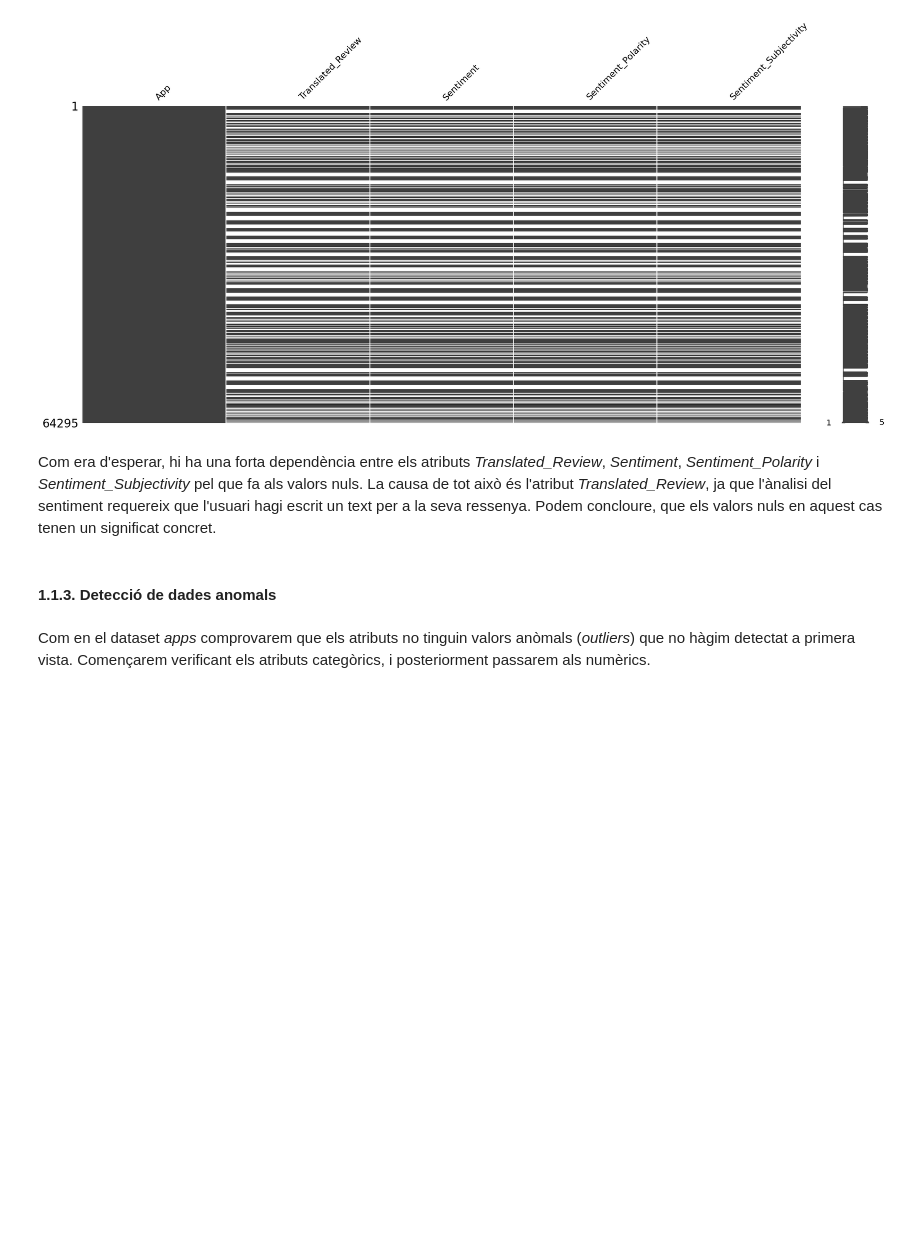
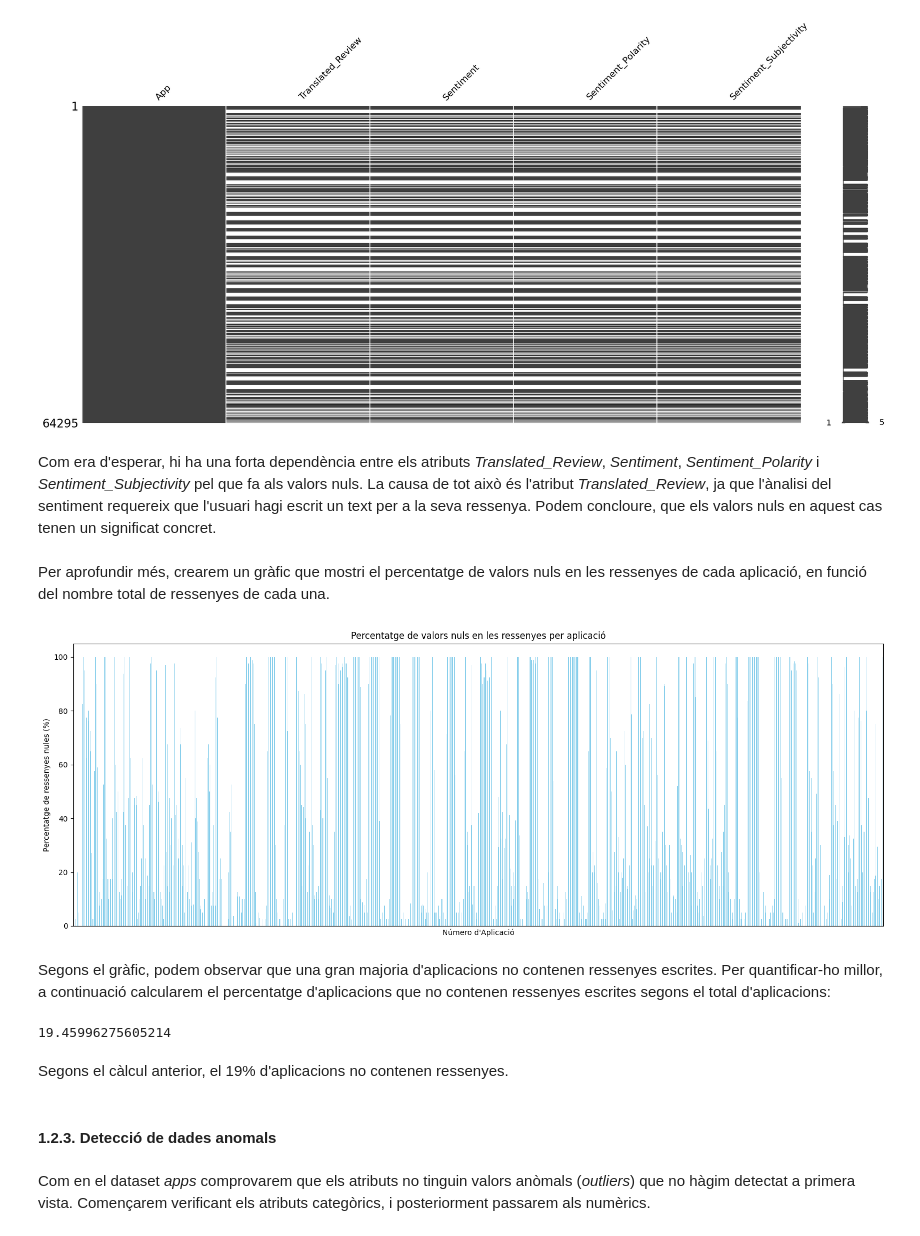
Before and after one commit to NIU1672001/Google-Play-Store-Apps, a Jupyter notebook: Google Play Store Apps.ipynb, the cells around one changed output. Cells and saved outputs as stored; diff of their text form; code cells hidden in the pictures; blank space fills up the shorter version.

Commit message:
Detecció de valors nuls del dataset ressenyes v2

```diff
--- a/Google Play Store Apps.ipynb
+++ b/Google Play Store Apps.ipynb
@@ -311,8 +317,39 @@ plt.show()
 [figure]
 # %% [markdown]
 Com era d'esperar, hi ha una forta dependència entre els atributs *Translated_Review*, *Sentiment*, *Sentiment_Polarity* i *Sentiment_Subjectivity* pel que fa als valors nuls. La causa de tot això és l'atribut *Translated_Review*, ja que l'ànalisi del sentiment requereix que l'usuari hagi escrit un text per a la seva ressenya. Podem concloure, que els valors nuls en aquest cas tenen un significat concret.
+# %% [markdown]
+Per aprofundir més, crearem un gràfic que mostri el percentatge de valors nuls en les ressenyes de cada aplicació, en funció del nombre total de ressenyes de cada una.
+# %%
+grouped_data = reviews_data.groupby('App')
+nans_in_reviews = grouped_data['Translated_Review'].agg(lambda x: x.isna().sum())
+total_reviews = grouped_data['Translated_Review'].count() + nans_in_reviews
+nan_percentage = (nans_in_reviews / total_reviews) * 100
+
+plt.figure(figsize=(16, 6))
+nan_percentage.plot(kind='bar', color='skyblue')
+plt.title('Percentatge de valors nuls en les ressenyes per aplicació')
+plt.xlabel('Número d\'Aplicació')
+plt.ylabel('Percentatge de ressenyes nules (%)')
+plt.xticks([])
+
+plt.subplots_adjust(left=0.05, right=0.95)
+plt.tight_layout()
+plt.show()
+# %% [output]
+[figure, added]
+# %% [markdown]
+Segons el gràfic, podem observar que una gran majoria d'aplicacions no contenen ressenyes escrites. Per quantificar-ho millor, a continuació calcularem el percentatge d'aplicacions que no contenen ressenyes escrites segons el total d'aplicacions:
+# %%
+aplicacions_sense_resenyes = (nan_percentage == 100).sum()
+total_aplicacions = len(nan_percentage)
+percentatge_sense_resenyes = (aplicacions_sense_resenyes / total_aplicacions) * 100
+print(percentatge_sense_resenyes)
+# %% [output]
+19.45996275605214
+# %% [markdown]
+Segons el càlcul anterior, el 19% d'aplicacions no contenen ressenyes.
 # %% [markdown]
-#### 1.1.3. Detecció de dades anomals
+#### 1.2.3. Detecció de dades anomals
 # %% [markdown]
 Com en el dataset *apps* comprovarem que els atributs no tinguin valors anòmals (*outliers*) que no hàgim detectat a primera vista. Començarem verificant els atributs categòrics, i posteriorment passarem als numèrics.
 # %% [markdown]
```
Also changed, not shown: parts of 13 cells of this notebook, 1 other file.
